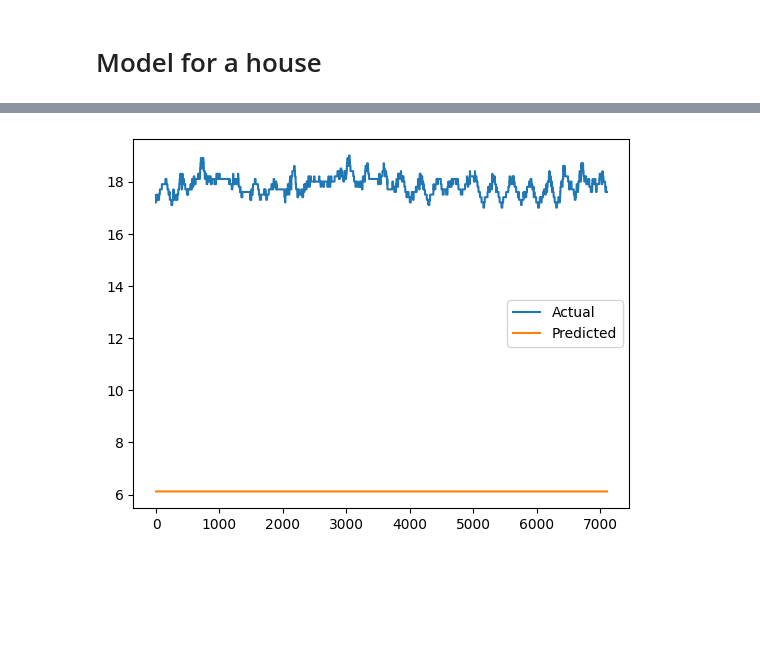
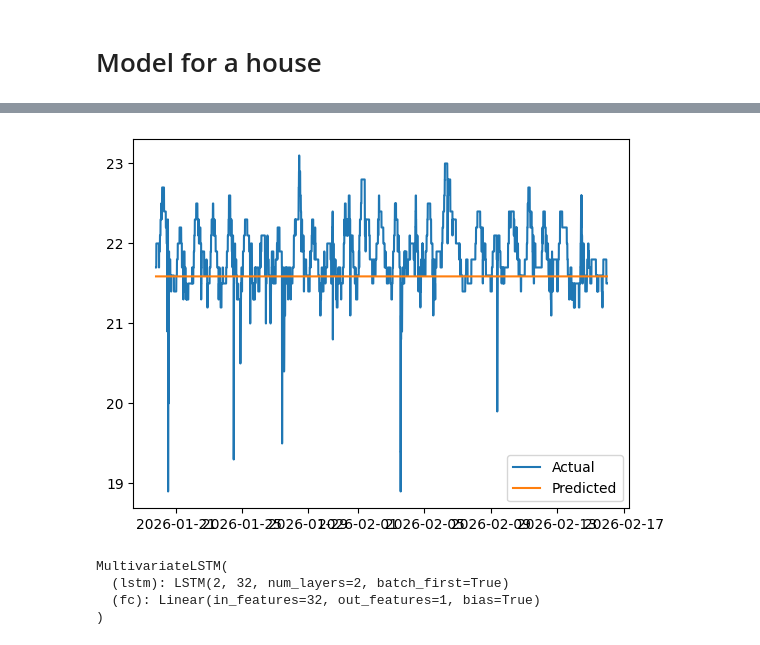
Before and after one commit to PracticeOrientedAICDT/PassivUK_Project_Spring_2026, a Jupyter notebook: basic_temperature_predictor.ipynb, the cells around one changed output, grey strips where cells are left out. Saved outputs shown, nothing was run; the diff lists cells and outputs as text; code cells hidden in the pictures; blank space fills up the shorter version.

Commit message:
feat: temperature predicting model - not good

```diff
--- a/basic_temperature_predictor.ipynb
+++ b/basic_temperature_predictor.ipynb
@@ -84,12 +47,3 @@ SEQ_LENGTH = 7
-# %%
-def create_sequences(df, seq_length):
-    xs, ys = [], []
-    for i in range(len(data) - seq_length):
-        x = data[i:i+seq_length] # Sequence of length `seq_length`
-        y = data[i+seq_length] # Label is the next value
-        xs.append(x)
-        ys.append(y)
-    return np.array(xs), np.array(ys)
 # %% [markdown]
 # Model for a house
 # %%
@@ -98,14 +52,15 @@ import torch
 import torch.nn as nn
 import numpy as np
 # %%
-house_id = '28190'
+house_id = '30436'
+model_save_path = f"models/{house_id}_room_setpoint_50_win_1000_ep.pt"
 
 # Extract data
 house_df = house_data[house_id]
 
 # Data cleaning - for now will just drop parts of dataframe which have NaN
 house_df = house_df.dropna()
-input_features = house_df[['Room temperature', 'User setpoint', 'External temperature']].values
+input_features = house_df[['Room temperature', 'User setpoint']].values  # 'External temperature'
 target = house_df['Room temperature'].values
 # %%
 print(len(input_features))
@@ -123,8 +78,11 @@ train_input = input_features[:train_size]
 test_input = input_features[train_size:]
 train_target = target[:train_size]
 test_target = target[train_size:]
+test_dates = house_df["Datetime"].values[train_size:]
 # %%
 def create_sequences(input_data, target_data, seq_length):
+    """Creates sequences of seq_length steps in input data,
+    predicting next step in target data"""
     inp_seq = []
     tgt_seq = []
     for i in range(len(input_data) - seq_length):
@@ -135,7 +93,7 @@ def create_sequences(input_data, target_data, seq_length):
     return torch.tensor(inp_seq, dtype=torch.float32), torch.tensor(tgt_seq, dtype=torch.float32)
 
 
-seq_length = 10
+seq_length = 50 # int((30*60)/15)
 train_inp_seq, train_tgt_seq = create_sequences(train_input, train_target, seq_length)
 test_inp_seq, test_tgt_seq = create_sequences(test_input, test_target, seq_length)
 # %%
@@ -187,13 +171,12 @@ Epoch [100/100], Loss: 125.2271
 # %%
 model.eval()
 with torch.no_grad():
-    test_predictions = model(test_inp_seq)
-    test_predictions = test_predictions.numpy().flatten()
+    test_predictions = model(test_inp_seq).numpy().flatten()
 
 # Plot the results
-plt.plot(test_target[seq_length:], label='Actual')
-plt.plot(test_predictions, label='Predicted')
+plt.plot(test_dates[seq_length:], test_target[seq_length:], label='Actual')
+plt.plot(test_dates[seq_length:], test_predictions, label='Predicted')
 plt.legend()
 plt.show()
 # %% [output]
-[figure, old version]
+[figure, new version]
@@ -199,0 +185,9 @@ plt.show()
+# %%
+model = MultivariateLSTM(input_size, hidden_size, num_layers, output_size)
+model.load_state_dict(torch.load(model_save_path, weights_only=True))
+model.eval()
+# %% [output]
+MultivariateLSTM(
+  (lstm): LSTM(2, 32, num_layers=2, batch_first=True)
+  (fc): Linear(in_features=32, out_features=1, bias=True)
+)
```
Also changed, not shown: parts of 16 cells of this notebook, 2 other files.
